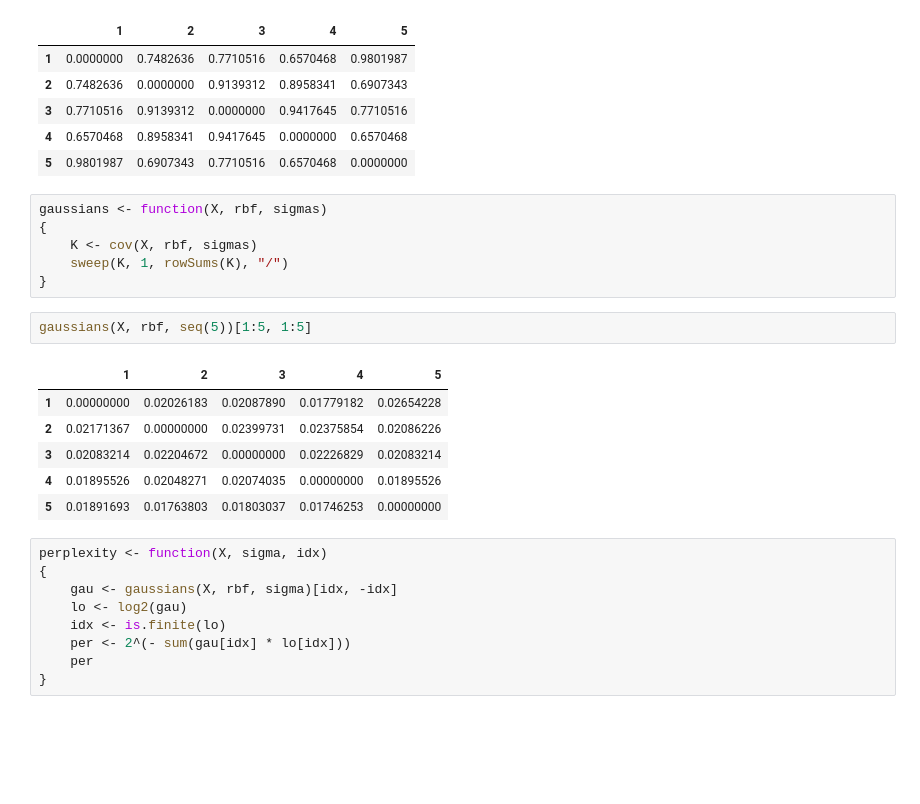
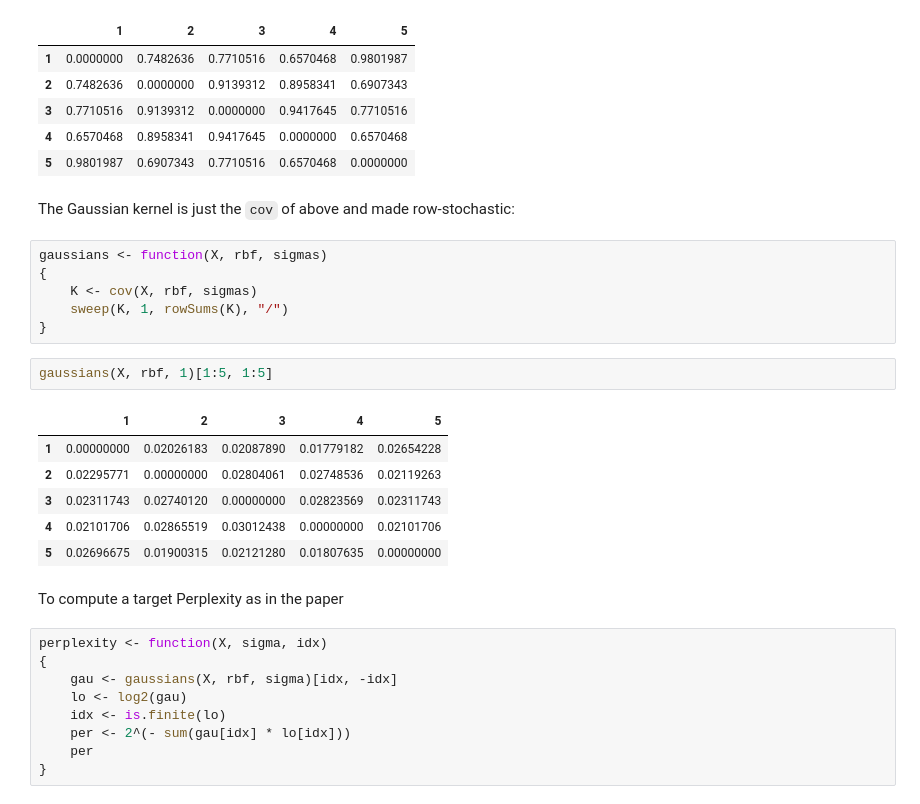
Before and after one commit to dirmeier/etudes, a Jupyter notebook: tsne.ipynb, the cells around one changed output. Drawn from its saved outputs; the diff is of its cells as text; blank space fills up the shorter version.

```diff
--- a/tsne.ipynb
+++ b/tsne.ipynb
@@ -36,6 +58,8 @@ cov(X)[1:5, 1:5]
 | 3 | 0.7710516 | 0.9139312 | 0.0000000 | 0.9417645 | 0.7710516 |
 | 4 | 0.6570468 | 0.8958341 | 0.9417645 | 0.0000000 | 0.6570468 |
 | 5 | 0.9801987 | 0.6907343 | 0.7710516 | 0.6570468 | 0.0000000 |
+# %% [markdown]
+The Gaussian kernel is just the `cov` of above and made row-stochastic:
 # %%
 gaussians <- function(X, rbf, sigmas)
 {
@@ -43,14 +67,16 @@ gaussians <- function(X, rbf, sigmas)
     sweep(K, 1, rowSums(K), "/")
 }
 # %%
-gaussians(X, rbf, seq(5))[1:5, 1:5]
+gaussians(X, rbf, 1)[1:5, 1:5]
 # %% [output]
 |  | 1 | 2 | 3 | 4 | 5 |
 | 1 | 0.00000000 | 0.02026183 | 0.02087890 | 0.01779182 | 0.02654228 |
-| 2 | 0.02171367 | 0.00000000 | 0.02399731 | 0.02375854 | 0.02086226 |
-| 3 | 0.02083214 | 0.02204672 | 0.00000000 | 0.02226829 | 0.02083214 |
-| 4 | 0.01895526 | 0.02048271 | 0.02074035 | 0.00000000 | 0.01895526 |
-| 5 | 0.01891693 | 0.01763803 | 0.01803037 | 0.01746253 | 0.00000000 |
+| 2 | 0.02295771 | 0.00000000 | 0.02804061 | 0.02748536 | 0.02119263 |
+| 3 | 0.02311743 | 0.02740120 | 0.00000000 | 0.02823569 | 0.02311743 |
+| 4 | 0.02101706 | 0.02865519 | 0.03012438 | 0.00000000 | 0.02101706 |
+| 5 | 0.02696675 | 0.01900315 | 0.02121280 | 0.01807635 | 0.00000000 |
+# %% [markdown]
+To compute a target Perplexity as in the paper
 # %%
 perplexity <- function(X, sigma, idx)
 {
```
Also changed, not shown: parts of 13 cells of this notebook.
